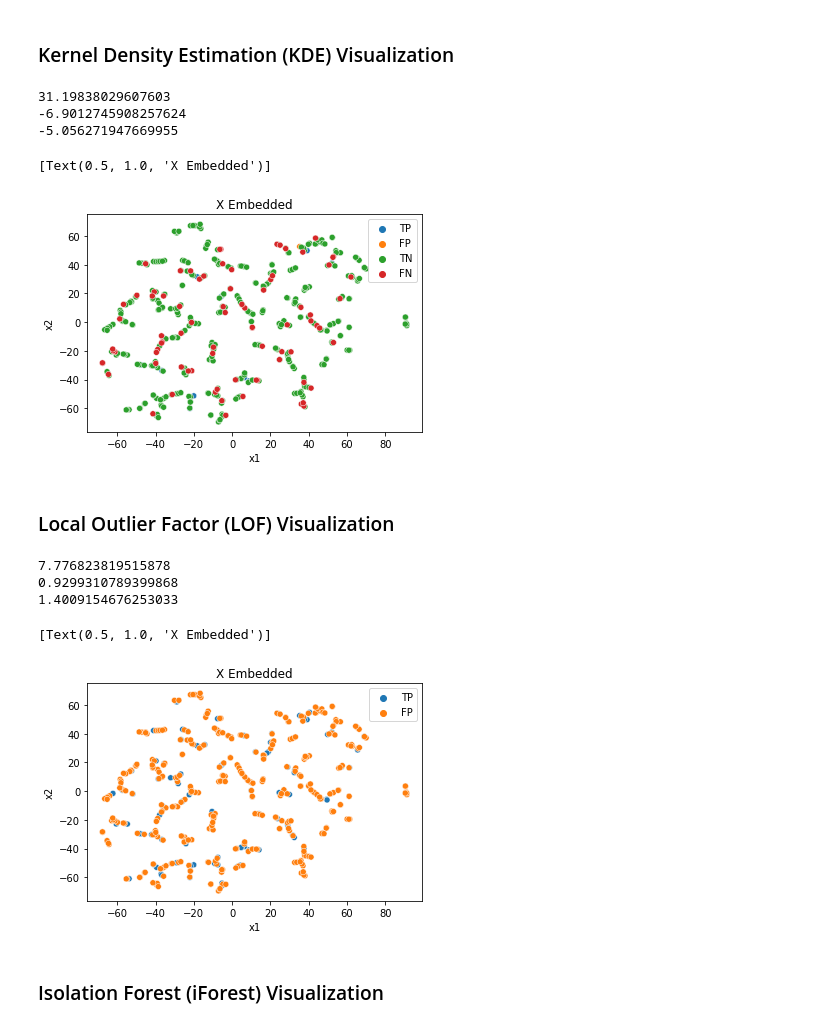
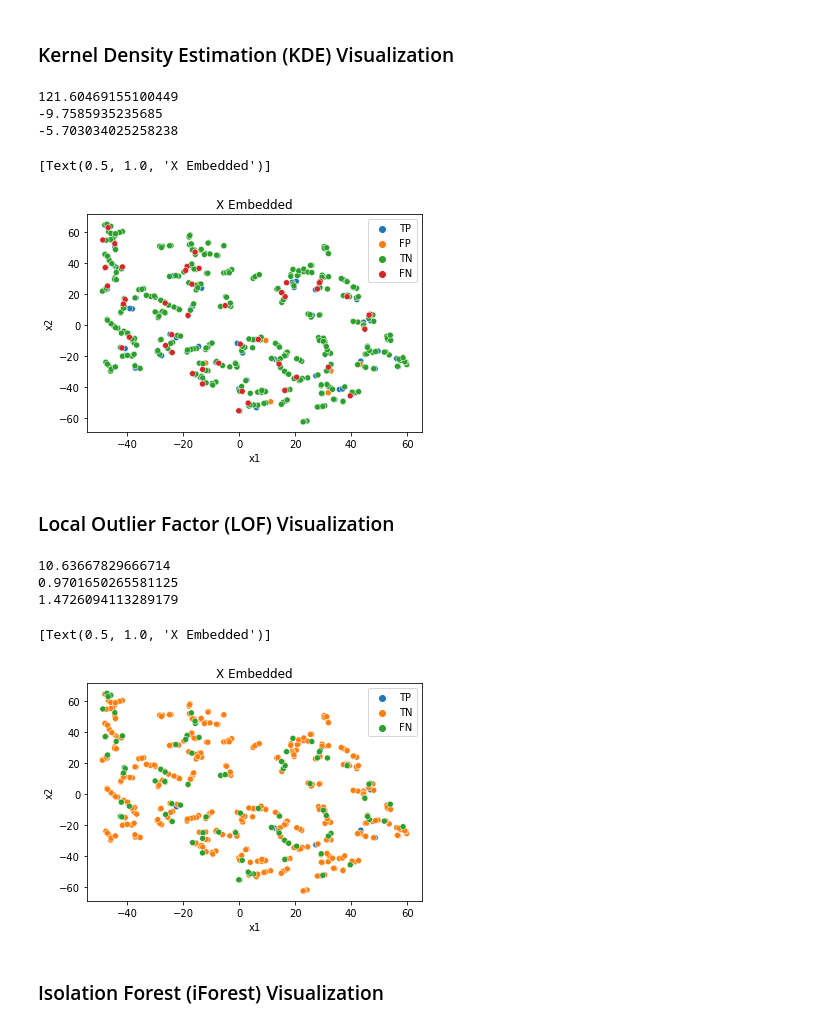
Before and after one commit to mlvlab/AnomalyDetection_tutorial, a Jupyter notebook: AnomalyDetection_tutorial.ipynb, the cells around one changed output. Cells and saved outputs as stored; diff of their text form; code cells hidden in the pictures.

```diff
--- a/AnomalyDetection_tutorial.ipynb
+++ b/AnomalyDetection_tutorial.ipynb
@@ -250,7 +250,7 @@ print('average_precision:' , format(average_precision*100))
 average_precision: 92.69170595484493
 # %%
 # KDE 선언 및 학습
-band_width = 0.1
+band_width = 0.05
 KDE = KernelDensity(kernel='gaussian', bandwidth=band_width)
 
 KDE.fit(X_train)
@@ -277,6 +277,6 @@ average_precision: 74.8533406764615
 # %%
 # LOF 선언 및 학습
-n_neighbors = 10
+n_neighbors = 30
 LOF = LocalOutlierFactor(n_neighbors=n_neighbors, contamination="auto", novelty=True)
 
 LOF.fit(X_train)
@@ -340,7 +340,7 @@ import seaborn as sns
 import pandas as pd
 import numpy as np
 # %%
-X_test_embedded = TSNE(n_components=2, learning_rate='auto',init='random', perplexity=3).fit_transform(X_test)
+X_test_embedded = TSNE(n_components=2, learning_rate='auto',init='random', perplexity=5).fit_transform(X_test)
 # %% [markdown]
 ### Gaussian Mixture Model (GMM) Visualization
 # %%
@@ -377,7 +379,8 @@ print(y_test_score_kde.min())
 print(y_test_score_kde.mean())
 
 # Anomaly Threshold
-anomaly_theresold = 0.6
+# anomaly_theresold = 12
+anomaly_theresold = -3
 
 y_TP = y_test.iloc[y_test_score_kde>=anomaly_theresold].loc[y_test[0]==1].replace(1, 'TP')
 y_FP = y_test.iloc[y_test_score_kde>=anomaly_theresold].loc[y_test[0]==0].replace(0, 'FP')
@@ -392,39 +395,41 @@ df_vis = pd.DataFrame(X_test_emb_with_y,columns=['x1', 'x2', 'y'])
 
 sns.scatterplot(x="x1", y="x2", hue=df_vis.y.tolist(), data=df_vis).set(title="X Embedded")
 # %% [output]
-31.19838029607603
--6.9012745908257624
--5.056271947669955
+121.60469155100449
+-9.7585935235685
+-5.703034025258238
 [Text(0.5, 1.0, 'X Embedded')]
-[figure, old version]
+[figure, new version]
 # %% [markdown]
 ### Local Outlier Factor (LOF) Visualization
 # %%
 print(y_test_score_lof.max())
 print(y_test_score_lof.min())
 print(y_test_score_lof.mean())
 
 # Anomaly Threshold
-anomaly_theresold = 0.6
+anomaly_theresold = 4.5
+# anomaly_theresold = 3.5
+# anomaly_theresold = 1.5
 
 y_TP = y_test.iloc[y_test_score_lof>=anomaly_theresold].loc[y_test[0]==1].replace(1, 'TP')
 y_FP = y_test.iloc[y_test_score_lof>=anomaly_theresold].loc[y_test[0]==0].replace(0, 'FP')
 y_TN = y_test.iloc[y_test_score_lof<anomaly_theresold].loc[y_test[0]==0].replace(0, 'TN')
 y_FN = y_test.iloc[y_test_score_lof<anomaly_theresold].loc[y_test[0]==1].replace(1, 'FN')
 
 predictions = np.concatenate((y_TP, y_FP, y_TN, y_FN),0)
 
 X_test_emb_with_y=np.concatenate((X_test_embedded,predictions),1)
 
 df_vis = pd.DataFrame(X_test_emb_with_y,columns=['x1', 'x2', 'y'])
 
 sns.scatterplot(x="x1", y="x2", hue=df_vis.y.tolist(), data=df_vis).set(title="X Embedded")
 # %% [output]
-7.776823819515878
-0.9299310789399868
-1.4009154676253033
+10.63667829666714
+0.9701650265581125
+1.4726094113289179
 [Text(0.5, 1.0, 'X Embedded')]
-[figure, old version]
+[figure, new version]
 # %% [markdown]
 ### Isolation Forest (iForest) Visualization
 # %%
```
Also changed, not shown: parts of 6 cells of this notebook.
